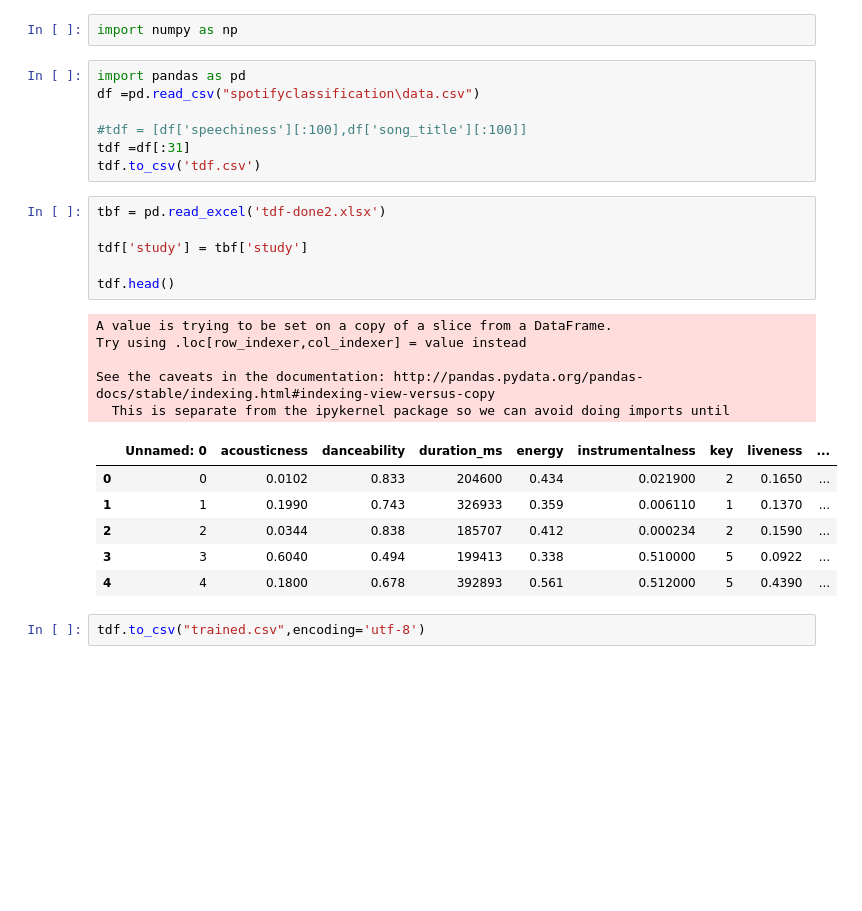
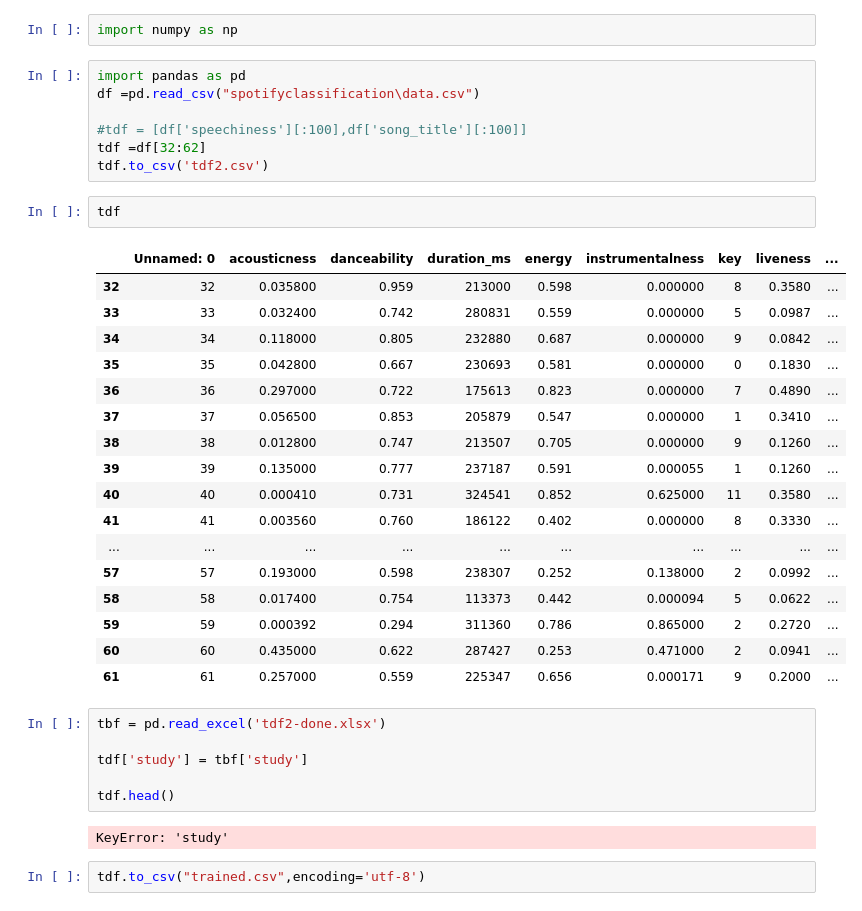
Before and after one commit to juanjorgegarcia/TuneMyMood, a Jupyter notebook: Sheet-organizer.ipynb, the cells around one changed output. Cells and saved outputs as stored; diff of their text form; blank space fills up the shorter version.

```diff
--- a/Sheet-organizer.ipynb
+++ b/Sheet-organizer.ipynb
@@ -8,26 +8,36 @@ import pandas as pd
 df =pd.read_csv("spotifyclassification\data.csv")
 
 #tdf = [df['speechiness'][:100],df['song_title'][:100]]
-tdf =df[:31]
-tdf.to_csv('tdf.csv')
+tdf =df[32:62]
+tdf.to_csv('tdf2.csv')
+# %%
+tdf
+# %% [output]
+|  | Unnamed: 0 | acousticness | danceability | duration_ms | energy | instrumentalness | key | liveness | ... |
+| 32 | 32 | 0.035800 | 0.959 | 213000 | 0.598 | 0.000000 | 8 | 0.3580 | ... |
+| 33 | 33 | 0.032400 | 0.742 | 280831 | 0.559 | 0.000000 | 5 | 0.0987 | ... |
+| 34 | 34 | 0.118000 | 0.805 | 232880 | 0.687 | 0.000000 | 9 | 0.0842 | ... |
+| 35 | 35 | 0.042800 | 0.667 | 230693 | 0.581 | 0.000000 | 0 | 0.1830 | ... |
+| 36 | 36 | 0.297000 | 0.722 | 175613 | 0.823 | 0.000000 | 7 | 0.4890 | ... |
+| 37 | 37 | 0.056500 | 0.853 | 205879 | 0.547 | 0.000000 | 1 | 0.3410 | ... |
+| 38 | 38 | 0.012800 | 0.747 | 213507 | 0.705 | 0.000000 | 9 | 0.1260 | ... |
+| 39 | 39 | 0.135000 | 0.777 | 237187 | 0.591 | 0.000055 | 1 | 0.1260 | ... |
+| 40 | 40 | 0.000410 | 0.731 | 324541 | 0.852 | 0.625000 | 11 | 0.3580 | ... |
+| 41 | 41 | 0.003560 | 0.760 | 186122 | 0.402 | 0.000000 | 8 | 0.3330 | ... |
+| ... | ... | ... | ... | ... | ... | ... | ... | ... | ... |
+| 57 | 57 | 0.193000 | 0.598 | 238307 | 0.252 | 0.138000 | 2 | 0.0992 | ... |
+| 58 | 58 | 0.017400 | 0.754 | 113373 | 0.442 | 0.000094 | 5 | 0.0622 | ... |
+| 59 | 59 | 0.000392 | 0.294 | 311360 | 0.786 | 0.865000 | 2 | 0.2720 | ... |
+| 60 | 60 | 0.435000 | 0.622 | 287427 | 0.253 | 0.471000 | 2 | 0.0941 | ... |
+| 61 | 61 | 0.257000 | 0.559 | 225347 | 0.656 | 0.000171 | 9 | 0.2000 | ... |
 # %%
-tbf = pd.read_excel('tdf-done2.xlsx')
+tbf = pd.read_excel('tdf2-done.xlsx')
 
 tdf['study'] = tbf['study']
 
 tdf.head()
 # %% [output]
-A value is trying to be set on a copy of a slice from a DataFrame.
-Try using .loc[row_indexer,col_indexer] = value instead
-
-See the caveats in the documentation: http://pandas.pydata.org/pandas-docs/stable/indexing.html#indexing-view-versus-copy
-  This is separate from the ipykernel package so we can avoid doing imports until
+KeyError: 'study'
-|  | Unnamed: 0 | acousticness | danceability | duration_ms | energy | instrumentalness | key | liveness | ... |
-| 0 | 0 | 0.0102 | 0.833 | 204600 | 0.434 | 0.021900 | 2 | 0.1650 | ... |
-| 1 | 1 | 0.1990 | 0.743 | 326933 | 0.359 | 0.006110 | 1 | 0.1370 | ... |
-| 2 | 2 | 0.0344 | 0.838 | 185707 | 0.412 | 0.000234 | 2 | 0.1590 | ... |
-| 3 | 3 | 0.6040 | 0.494 | 199413 | 0.338 | 0.510000 | 5 | 0.0922 | ... |
-| 4 | 4 | 0.1800 | 0.678 | 392893 | 0.561 | 0.512000 | 5 | 0.4390 | ... |
 # %%
 tdf.to_csv("trained.csv",encoding='utf-8')
 # %%
```
Also changed, not shown: 4 other files.
